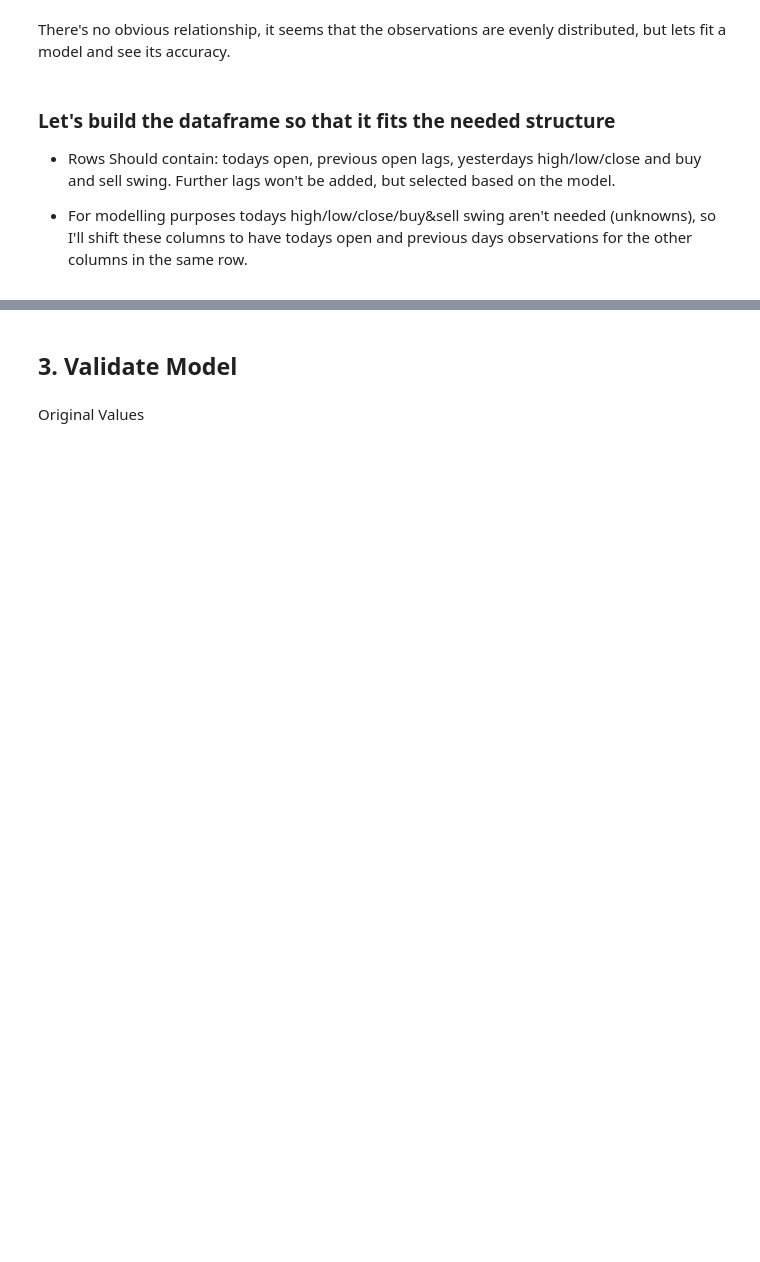
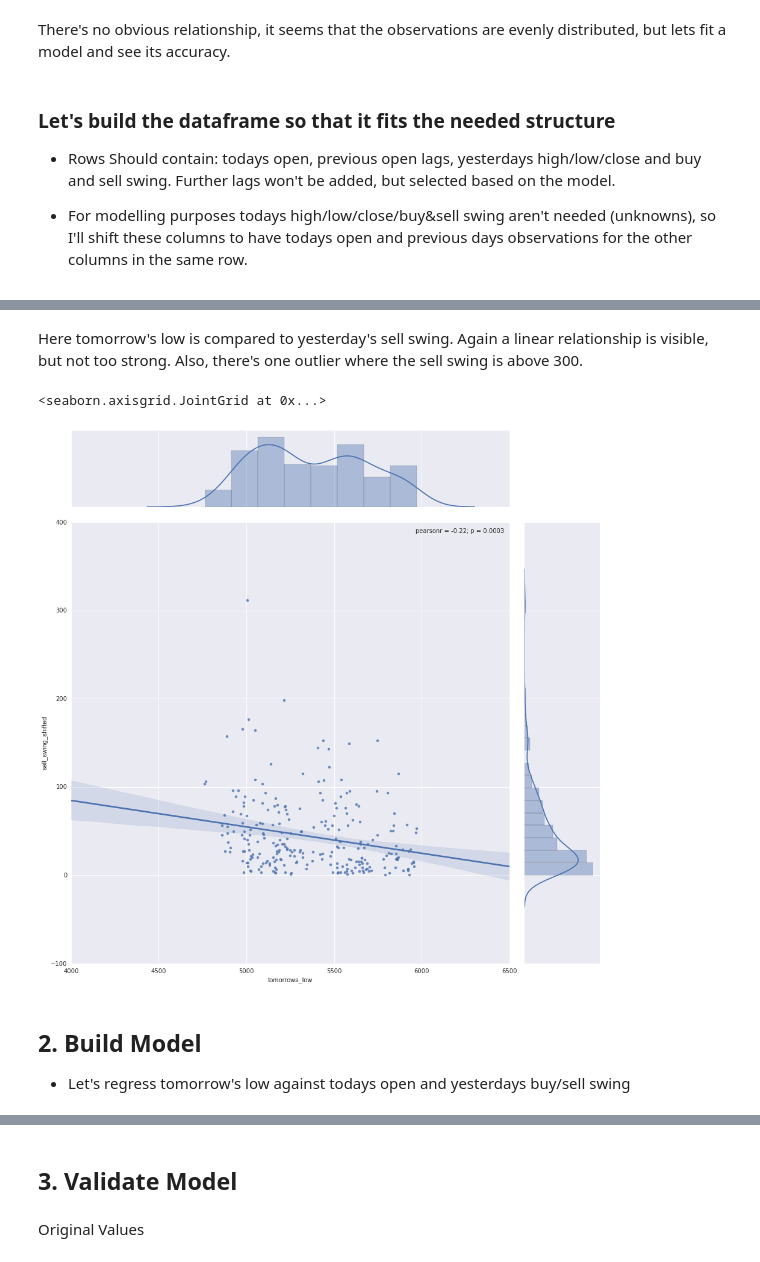
Before and after one commit to bzhr/Time-Series-Stock-Prediction, a Jupyter notebook: swing_trading.ipynb, the cells around one changed output, grey strips where cells are left out. Cells and saved outputs as stored; diff of their text form; code cells hidden in the pictures; blank space fills up the shorter version.

```diff
--- a/swing_trading.ipynb
+++ b/swing_trading.ipynb
@@ -112 +89,12 @@ df.head()
+# %% [markdown]
+Here tomorrow's low is compared to yesterday's sell swing. Again a linear relationship is visible, but not too strong. Also, there's one outlier where the sell swing is above 300.
+# %%
+sb.jointplot("tomorrows_low", "sell_swing_shifted", df, kind='reg', size=13)
+# %% [output]
+<seaborn.axisgrid.JointGrid at 0x...>
+[figure, added]
+# %% [markdown]
+## 2. Build Model
+
+- Let's regress tomorrow's low against todays open and yesterdays buy/sell swing
 # %%
```
Also changed, not shown: parts of 25 cells of this notebook.
